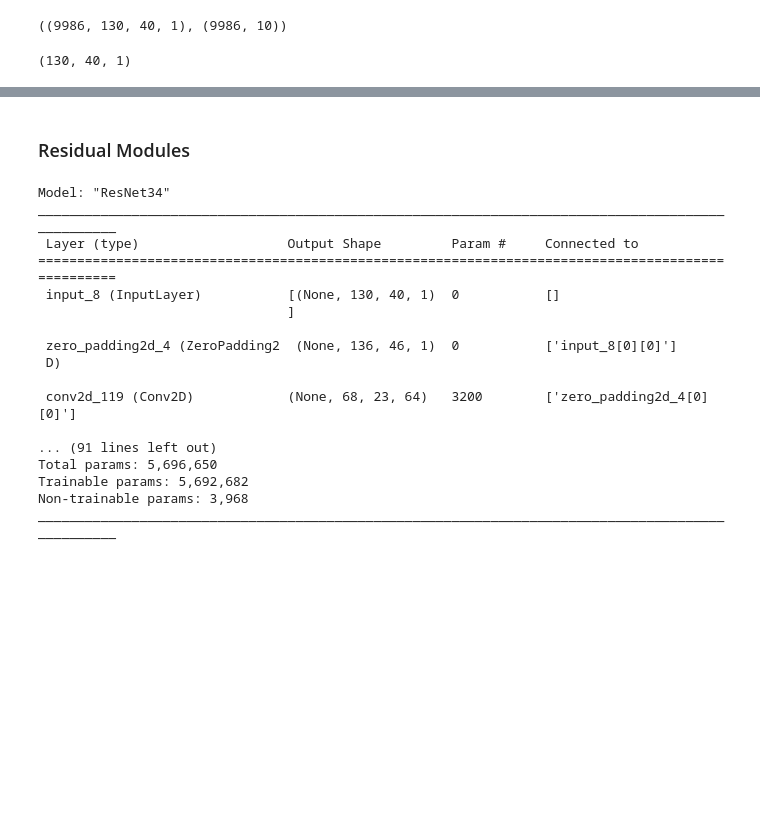
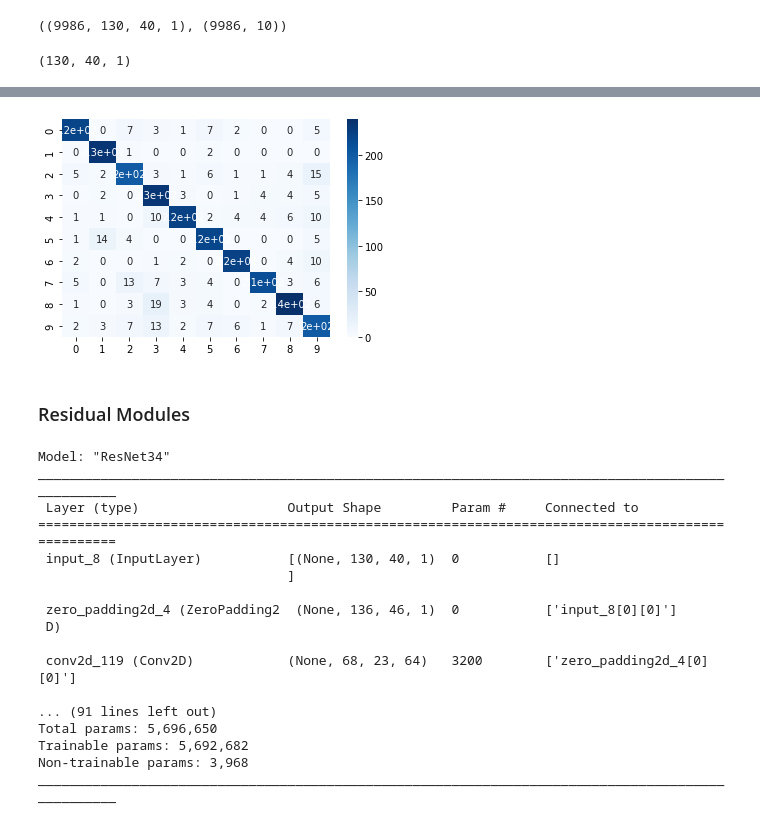
Before and after one commit to Nihal-Srivastava05/Music-Genre-Classification-GTZAN, a Jupyter notebook: Notebooks/Model Creation LSTM and CNN.ipynb, the cells around one changed output, grey strips where cells are left out. Cells and saved outputs as stored; diff of their text form; code cells hidden in the pictures; blank space fills up the shorter version.

```diff
--- a/Notebooks/Model Creation LSTM and CNN.ipynb
+++ b/Notebooks/Model Creation LSTM and CNN.ipynb
@@ -404,0 +395,3 @@ plot_loss(history)
+# %%
+y_pred = model.predict(x_test)
+y_pred = np.argmax(y_pred, axis=1)
@@ -404,0 +400,2 @@ plot_loss(history)
+# %%
+y_test = np.argmax(y_test, axis=1)
@@ -405,3 +425,7 @@ plot_loss(history)
+# %%
+sns.heatmap(confusion_matrix(y_test, y_pred), annot=True, cmap='Blues');
+# %% [output]
+[figure, added]
 # %% [markdown]
 ### Residual Modules
 # %%
```
Also changed, not shown: parts of 27 cells of this notebook, 10 other files.
